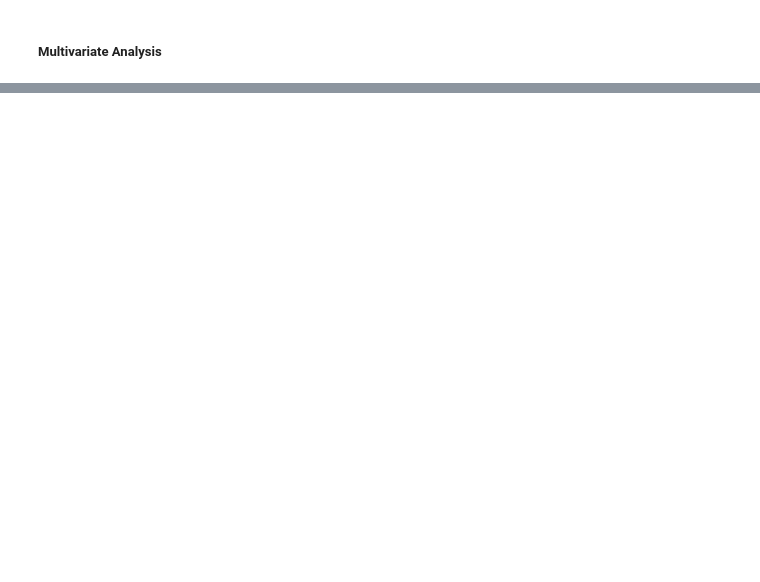
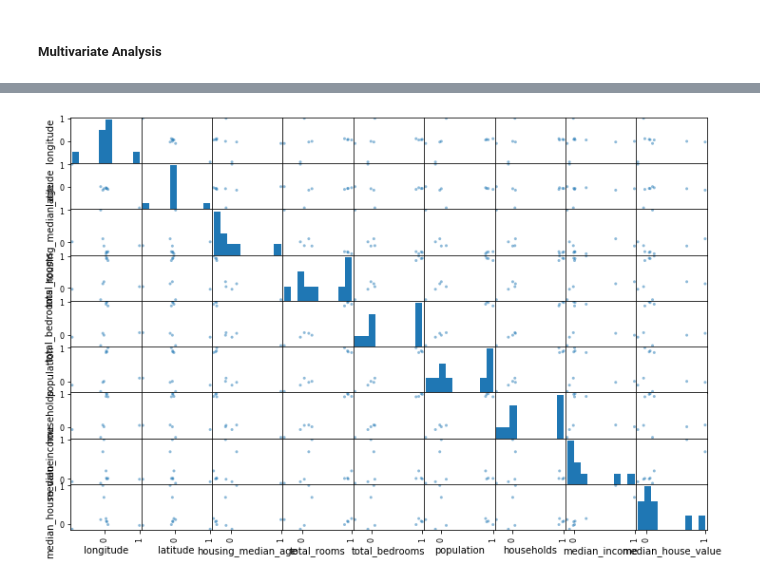
Before and after one commit to JavierSerranoGarcia/AML_notebooks, a Jupyter notebook: 01_into_eda_analysis.ipynb, the cells around one changed output, grey strips where cells are left out. Drawn from its saved outputs; the diff is of its cells as text; code cells hidden in the pictures; blank space fills up the shorter version.

Commit message:
Corr method added

```diff
--- a/01_into_eda_analysis.ipynb
+++ b/01_into_eda_analysis.ipynb
@@ -258,0 +258,3 @@ plt.show()
+# %%
+corr_matrix = housing.corr()
+corr_matrix["median_house_value"].sort_values(ascending=False)
@@ -258,0 +272,6 @@ plt.show()
+# %%
+scatter_matrix(corr_matrix , figsize=(12, 8))
+#save_fig("scatter_matrix_plot")  # extra code
+plt.show()
+# %% [output]
+[figure, added]
```
Also changed, not shown: parts of 12 cells of this notebook.
